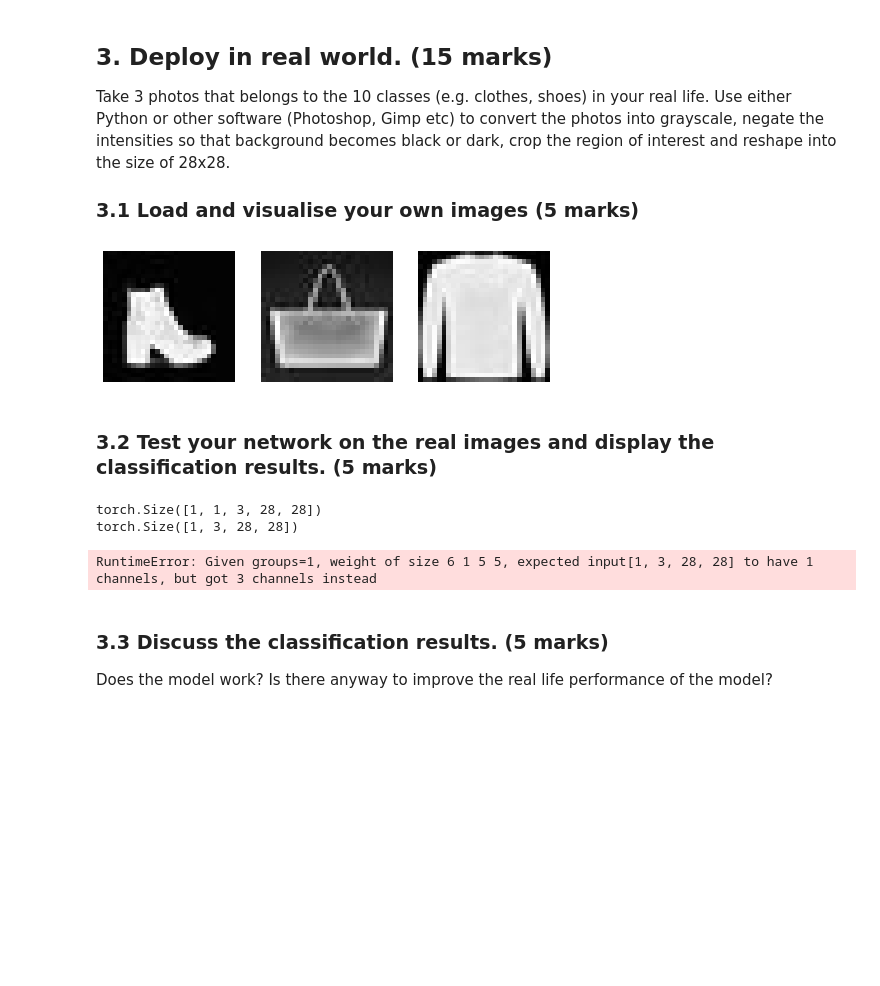
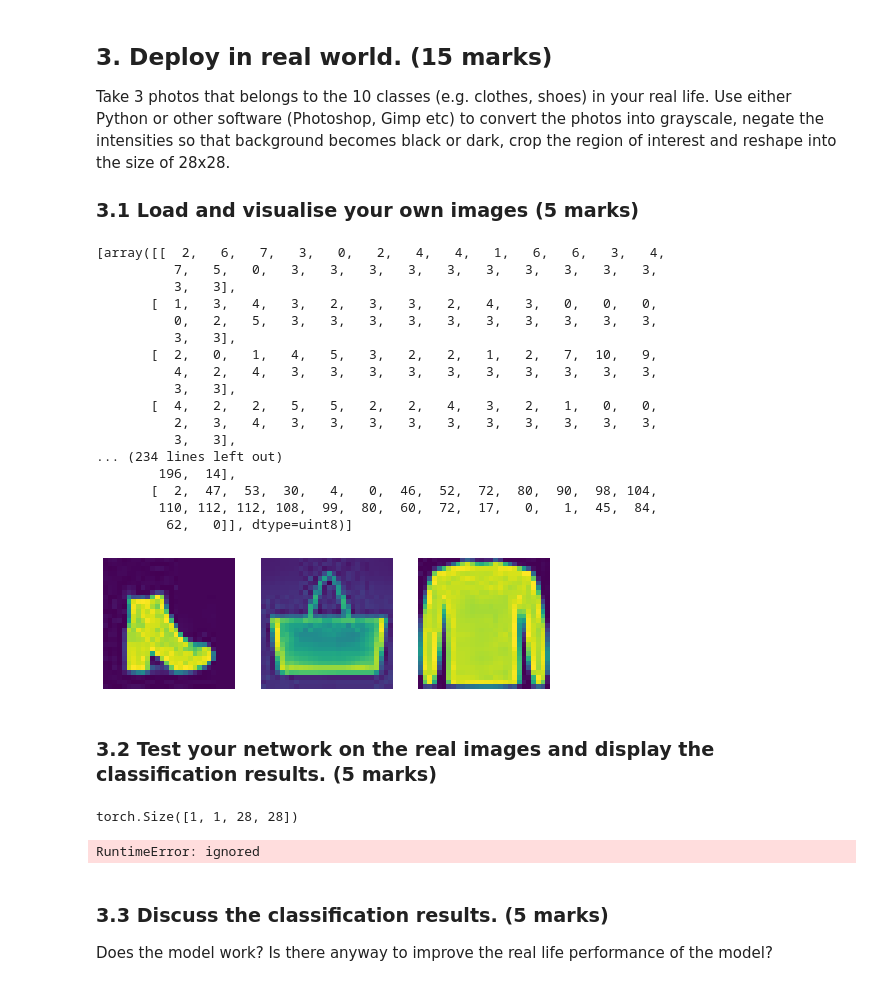
Before and after one commit to lengwe/Computer_Vision_2020, a Jupyter notebook: coursework_2/coursework_2.ipynb, the cells around one changed output. Drawn from its saved outputs; the diff is of its cells as text; code cells hidden in the pictures; blank space fills up the shorter version.

```diff
--- a/coursework_2/coursework_2.ipynb
+++ b/coursework_2/coursework_2.ipynb
@@ -298,43 +311,87 @@ Take 3 photos that belongs to the 10 classes (e.g. clothes, shoes) in your real
 
 ### 3.1 Load and visualise your own images (5 marks)
 # %%
-ankle_boot = rgb2gray(image.imread('rsz_ankle_boots.jpg'))
-bag = rgb2gray(image.imread('rsz_bag.jpg'))
-pullover = rgb2gray(image.imread('rsz_pullover.jpg'))
+# ankle_boot = rgb2gray(image.imread('rsz_ankle_boots.jpg'))
+# bag = rgb2gray(image.imread('rsz_bag.jpg'))
+# pullover = rgb2gray(image.imread('rsz_pullover.jpg'))
 own_images = []
 fig = plt.figure(figsize=(8,8))
+# own_images.append(ankle_boot)
+# own_images.append(bag)
+# own_images.append(pullover)
+columns=3
+rows = 1
+
+ankle_boot = cv2.imread('rsz_ankle_boots.jpg',0)
+bag = cv2.imread('rsz_bag.jpg',0)
+pullover = cv2.imread('rsz_pullover.jpg',0)
+# own_images.append(ankle_boot)
+# own_images.append(bag)
+# own_images.append(pullover)
+
+
+
+
+# ankle_boot = Image.open('rsz_ankle_boots.jpg').convert('LA')
+# bag = Image.open('rsz_bag.jpg').convert('LA')
+# pullover = Image.open('rsz_pullover.jpg').convert('LA')
 own_images.append(ankle_boot)
 own_images.append(bag)
 own_images.append(pullover)
-columns=3
-rows = 1
+print(own_images)
 
 for i in range(1, columns*rows+1):
     fig.add_subplot(rows, columns, i)
     plt.axis('off')
-    plt.imshow(own_images[i-1],cmap='gray')
+    plt.imshow(own_images[i-1])
 plt.show()
 # %% [output]
+[array([[  2,   6,   7,   3,   0,   2,   4,   4,   1,   6,   6,   3,   4,
+          7,   5,   0,   3,   3,   3,   3,   3,   3,   3,   3,   3,   3,
+          3,   3],
+       [  1,   3,   4,   3,   2,   3,   3,   2,   4,   3,   0,   0,   0,
+          0,   2,   5,   3,   3,   3,   3,   3,   3,   3,   3,   3,   3,
+          3,   3],
+       [  2,   0,   1,   4,   5,   3,   2,   2,   1,   2,   7,  10,   9,
+          4,   2,   4,   3,   3,   3,   3,   3,   3,   3,   3,   3,   3,
+          3,   3],
+       [  4,   2,   2,   5,   5,   2,   2,   4,   3,   2,   1,   0,   0,
+          2,   3,   4,   3,   3,   3,   3,   3,   3,   3,   3,   3,   3,
+          3,   3],
+... (234 lines left out)
+        196,  14],
+       [  2,  47,  53,  30,   4,   0,  46,  52,  72,  80,  90,  98, 104,
+        110, 112, 112, 108,  99,  80,  60,  72,  17,   0,   1,  45,  84,
+         62,   0]], dtype=uint8)]
-[figure, old version]
+[figure, new version]
 # %% [markdown]
 ### 3.2 Test your network on the real images and display the classification results. (5 marks)
 # %%
+# model.eval()
+# expand_image = np.expand_dims(np.array(own_images),axis=0)
+# expand_image = np.expand_dims(expand_image,axis=0)
+# image_tensor = torch.from_numpy(expand_image)
+# print(image_tensor.shape)
+# image_arr = []
+# for i in range(3):
+#   image_arr=np.array(np.array(own_images[i]))
+# print(image_arr)
+
+# expand_image = np.expand_dims(np.array(image_arr),axis=0)
+# image_tensor = torch.from_numpy(expand_image)
+# print(tensor_image.shape)
+
+x = np.array(own_images)
+x.shape
 model.eval()
-expand_image = np.expand_dims(own_images,axis=0)
-expand_image = np.expand_dims(expand_image,axis=0)
-image_tensor = torch.from_numpy(np.array(expand_image)).float()
-print(image_tensor.shape)
-
-
 with torch.no_grad():
   for inputs in image_tensor:
     inputs = inputs.to(device)
     print(inputs.shape)
     outputs = model(inputs)
 # %% [output]
-torch.Size([1, 1, 3, 28, 28])
-torch.Size([1, 3, 28, 28])
+torch.Size([1, 1, 28, 28])
-RuntimeError: Given groups=1, weight of size 6 1 5 5, expected input[1, 3, 28, 28] to have 1 channels, but got 3 channels instead
+RuntimeError: ignored
 # %% [markdown]
 ### 3.3 Discuss the classification results. (5 marks)
 
```
Also changed, not shown: parts of 6 cells of this notebook.
